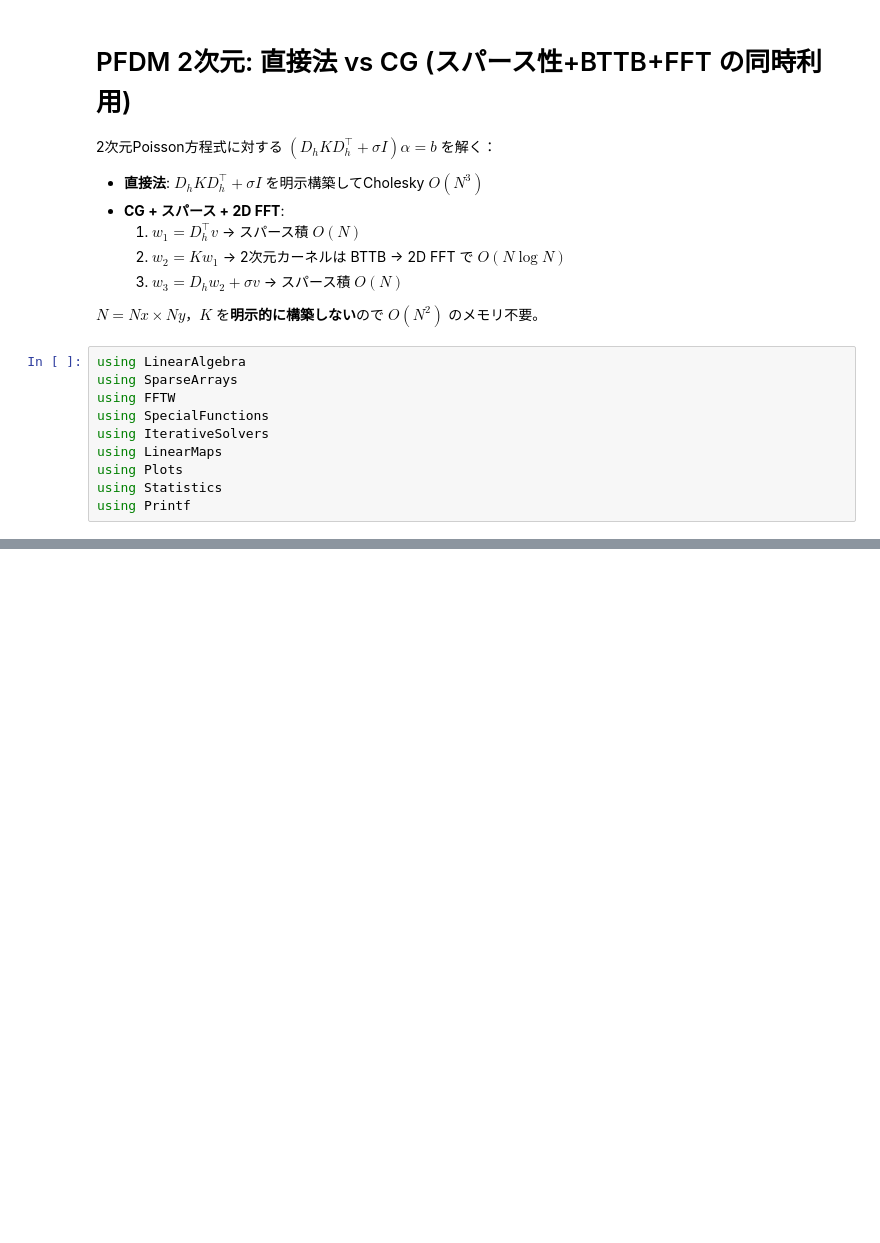
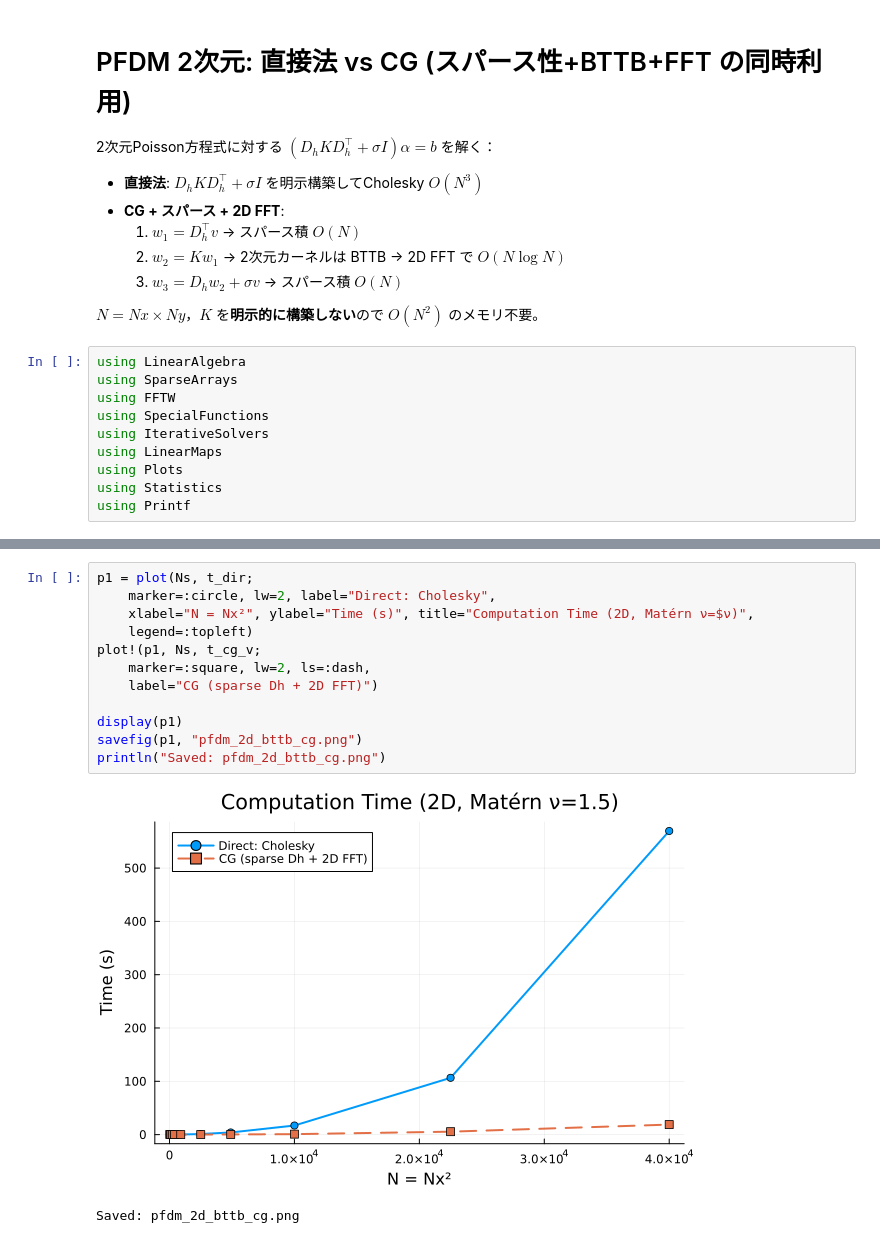
Before and after one commit to shojitoyota/Project_with_Jon, a Jupyter notebook: Poisson Equation_2d/pfdm_2d_bttb_cg.ipynb, the cells around one changed output, grey strips where cells are left out. Cells and saved outputs as stored; diff of their text form; blank space fills up the shorter version.

```diff
--- a/Poisson Equation_2d/pfdm_2d_bttb_cg.ipynb
+++ b/Poisson Equation_2d/pfdm_2d_bttb_cg.ipynb
@@ -201,0 +219,15 @@ println("Saved: pfdm_2d_bttb_cg.png")
+# %%
+p1 = plot(Ns, t_dir;
+    marker=:circle, lw=2, label="Direct: Cholesky",
+    xlabel="N = Nx²", ylabel="Time (s)", title="Computation Time (2D, Matérn ν=$ν)",
+    legend=:topleft)
+plot!(p1, Ns, t_cg_v;
+    marker=:square, lw=2, ls=:dash,
+    label="CG (sparse Dh + 2D FFT)")
+
+display(p1)
+savefig(p1, "pfdm_2d_bttb_cg.png")
+println("Saved: pfdm_2d_bttb_cg.png")
+# %% [output]
+[figure, added]
+Saved: pfdm_2d_bttb_cg.png
```
Also changed, not shown: parts of 3 cells of this notebook, 21 other files.
